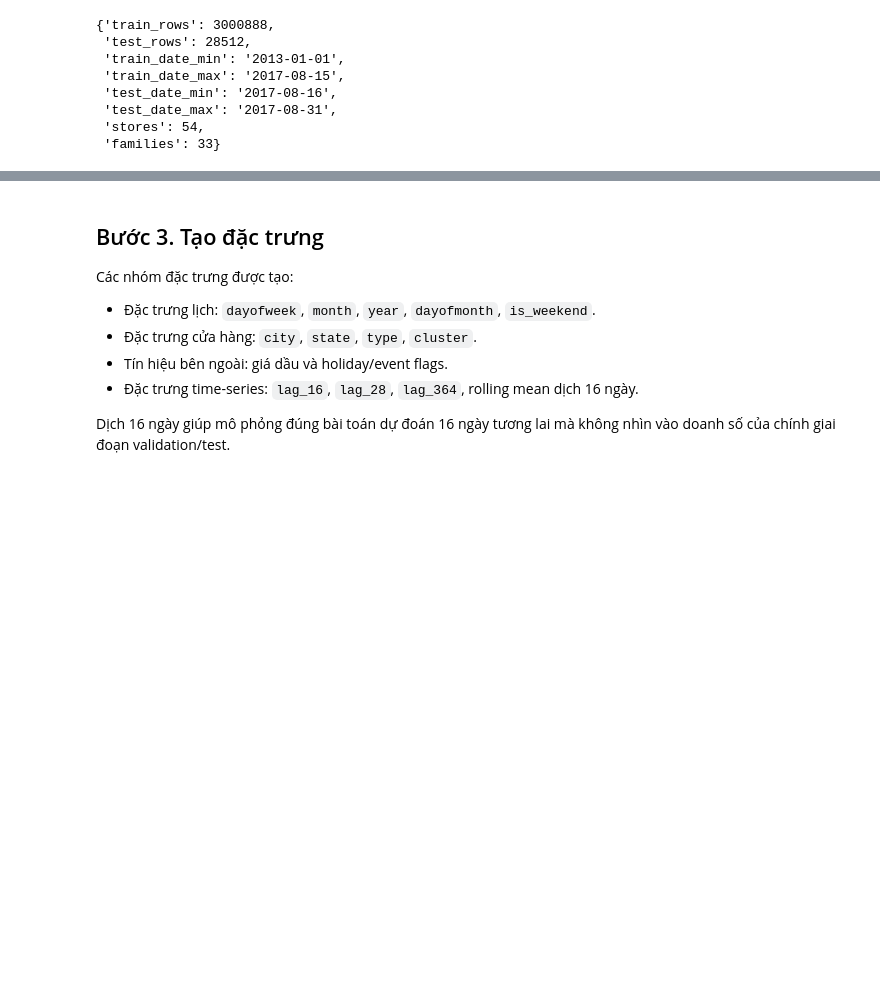
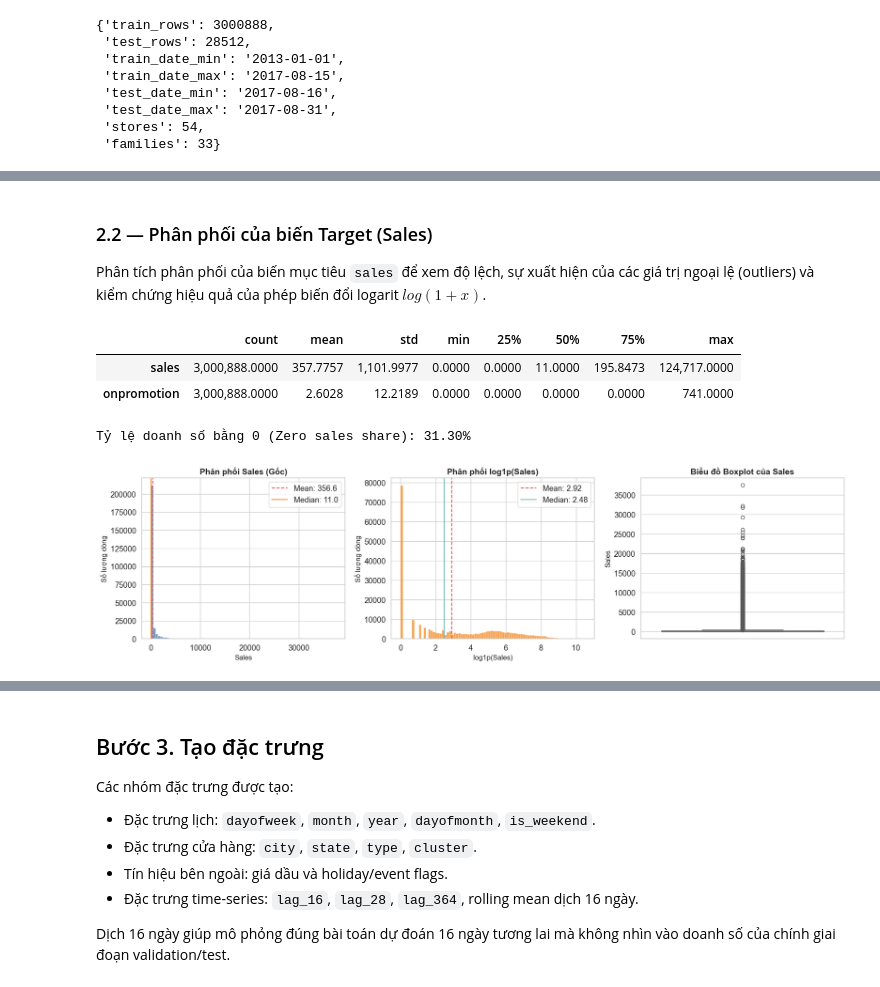
Before and after one commit to QuangManhAI/lab02-machine-learning, a Jupyter notebook: notebooks/store_sales_forecasting_new_data.ipynb, the cells around one changed output, grey strips where cells are left out. Drawn from its saved outputs; the diff is of its cells as text; code cells hidden in the pictures; blank space fills up the shorter version.

```diff
--- a/notebooks/store_sales_forecasting_new_data.ipynb
+++ b/notebooks/store_sales_forecasting_new_data.ipynb
@@ -222,0 +195,49 @@ Top families by total sales:
+# %% [markdown]
+### 2.2 — Phân phối của biến Target (Sales)
+Phân tích phân phối của biến mục tiêu `sales` để xem độ lệch, sự xuất hiện của các giá trị ngoại lệ (outliers) và kiểm chứng hiệu quả của phép biến đổi logarit $log(1+x)$.
+# %%
+display(train[["sales", "onpromotion"]].describe().T)
+
+zero_sales_pct = (train[TARGET] == 0).mean() * 100
+print(f"Tỷ lệ doanh số bằng 0 (Zero sales share): {zero_sales_pct:.2f}%")
+
+# Lấy mẫu ngẫu nhiên để vẽ đồ thị nhanh hơn
+sample_sales = train[TARGET].sample(n=min(250_000, len(train)), random_state=RANDOM_STATE)
+
+fig, axes = plt.subplots(1, 3, figsize=(18, 5))
+
+# 1. Phân phối doanh số gốc
+sns.histplot(sample_sales, bins=80, color=COLORS["primary"], edgecolor="white", ax=axes[0], kde=False)
+axes[0].set_title("Phân phối Sales (Gốc)")
+axes[0].set_xlabel("Sales")
+axes[0].set_ylabel("Số lượng dòng")
+mean_val = sample_sales.mean()
+median_val = sample_sales.median()
+axes[0].axvline(mean_val, color=COLORS["accent"], linestyle="--", label=f"Mean: {mean_val:.1f}")
+axes[0].axvline(median_val, color=COLORS["secondary"], linestyle="-", label=f"Median: {median_val:.1f}")
+axes[0].legend()
+
+# 2. Phân phối log1p(sales)
+sns.histplot(np.log1p(sample_sales), bins=80, color=COLORS["secondary"], edgecolor="white", ax=axes[1], kde=False)
+axes[1].set_title("Phân phối log1p(Sales)")
+axes[1].set_xlabel("log1p(Sales)")
+axes[1].set_ylabel("Số lượng dòng")
+log_mean = np.log1p(sample_sales).mean()
+log_median = np.log1p(sample_sales).median()
+axes[1].axvline(log_mean, color=COLORS["accent"], linestyle="--", label=f"Mean: {log_mean:.2f}")
+axes[1].axvline(log_median, color=COLORS["teal"], linestyle="-", label=f"Median: {log_median:.2f}")
+axes[1].legend()
+
+# 3. Box plot của Sales để xem outliers
+sns.boxplot(y=sample_sales, ax=axes[2], color=COLORS["teal"])
+axes[2].set_title("Biểu đồ Boxplot của Sales")
+axes[2].set_ylabel("Sales")
+
+plt.tight_layout()
+plt.show()
+# %% [output]
+|  | count | mean | std | min | 25% | 50% | 75% | max |
+| sales | 3,000,888.0000 | 357.7757 | 1,101.9977 | 0.0000 | 0.0000 | 11.0000 | 195.8473 | 124,717.0000 |
+| onpromotion | 3,000,888.0000 | 2.6028 | 12.2189 | 0.0000 | 0.0000 | 0.0000 | 0.0000 | 741.0000 |
+Tỷ lệ doanh số bằng 0 (Zero sales share): 31.30%
+[figure, added]
```
Also changed, not shown: parts of 26 cells of this notebook.
